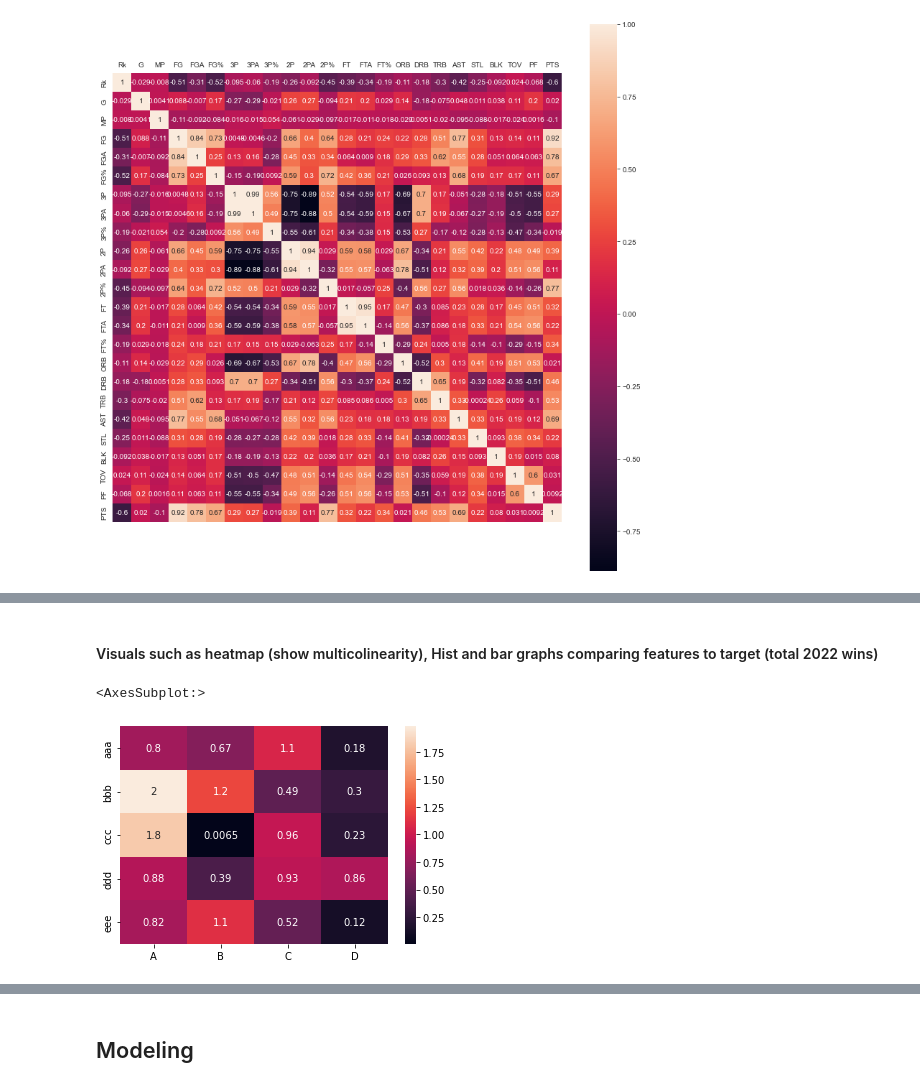
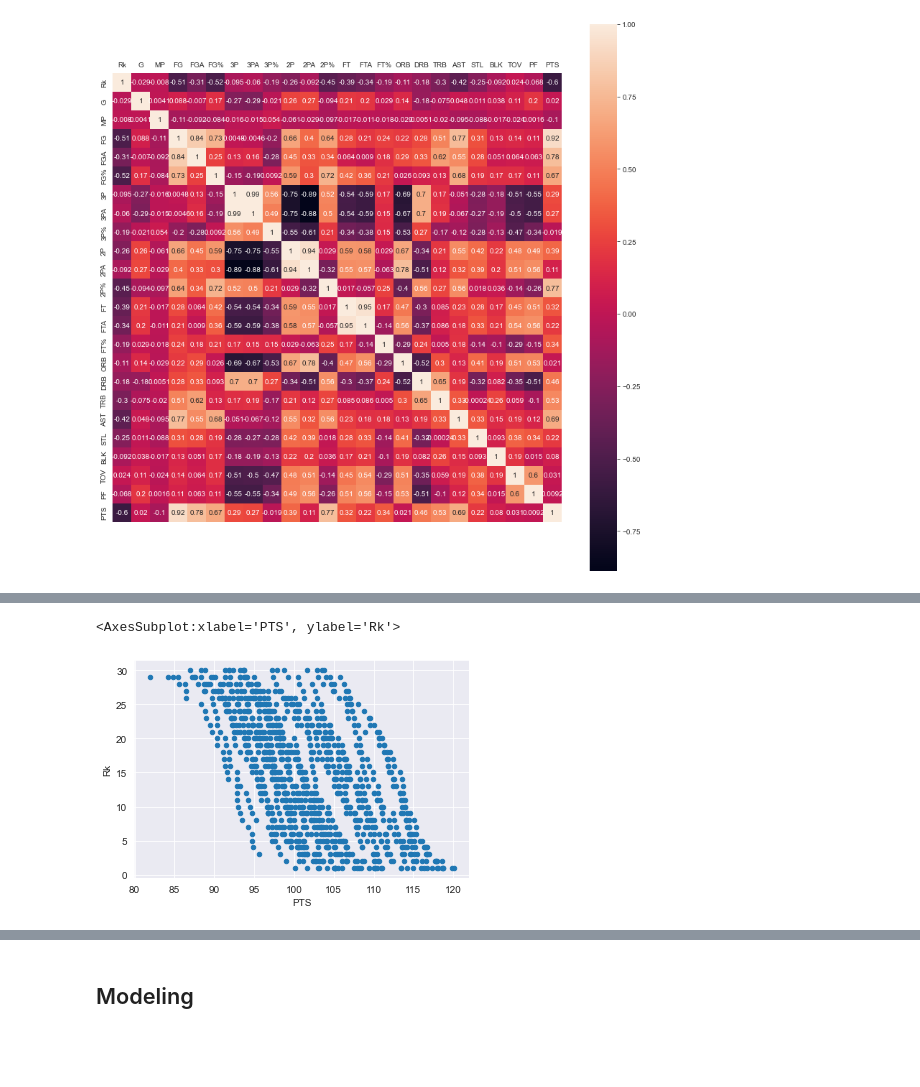
Before and after one commit to HarperJ102986/NBA_Season_Wins, a Jupyter notebook: NBA_Season_Wins.ipynb, the cells around one changed output, grey strips where cells are left out. Cells and saved outputs as stored; diff of their text form; code cells hidden in the pictures; blank space fills up the shorter version.

```diff
--- a/NBA_Season_Wins.ipynb
+++ b/NBA_Season_Wins.ipynb
@@ -197,16 +195,5 @@ pd.plotting.scatter_matrix(frame);
-# %% [markdown]
-#### Visuals such as heatmap (show multicolinearity), Hist and bar graphs comparing features to target (total 2022 wins)
-# %%
-import numpy as np
-from pandas import DataFrame
-import seaborn as sns
-%matplotlib inline
-
-Index= ['aaa', 'bbb', 'ccc', 'ddd', 'eee']
-Cols = ['A', 'B', 'C', 'D']
-df = DataFrame(abs(np.random.randn(5, 4)), index=Index, columns=Cols)
-
-sns.heatmap(df, annot=True)
-# %% [output]
-<AxesSubplot:>
-[figure, removed]
+# %%
+frame.plot.scatter('PTS','Rk')
+# %% [output]
+<AxesSubplot:xlabel='PTS', ylabel='Rk'>
+[figure, added]
```
Also changed, not shown: parts of 14 cells of this notebook.
